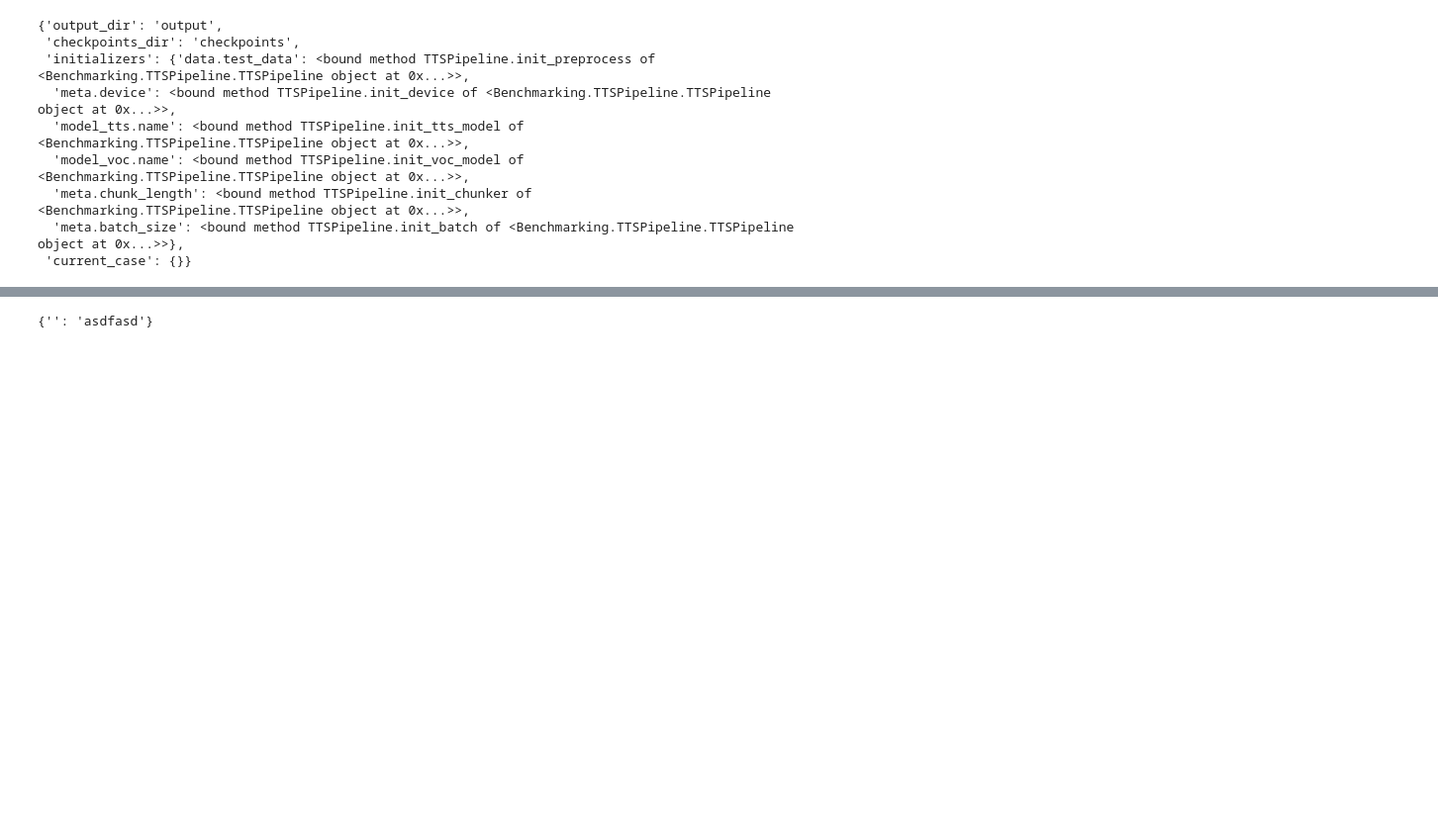
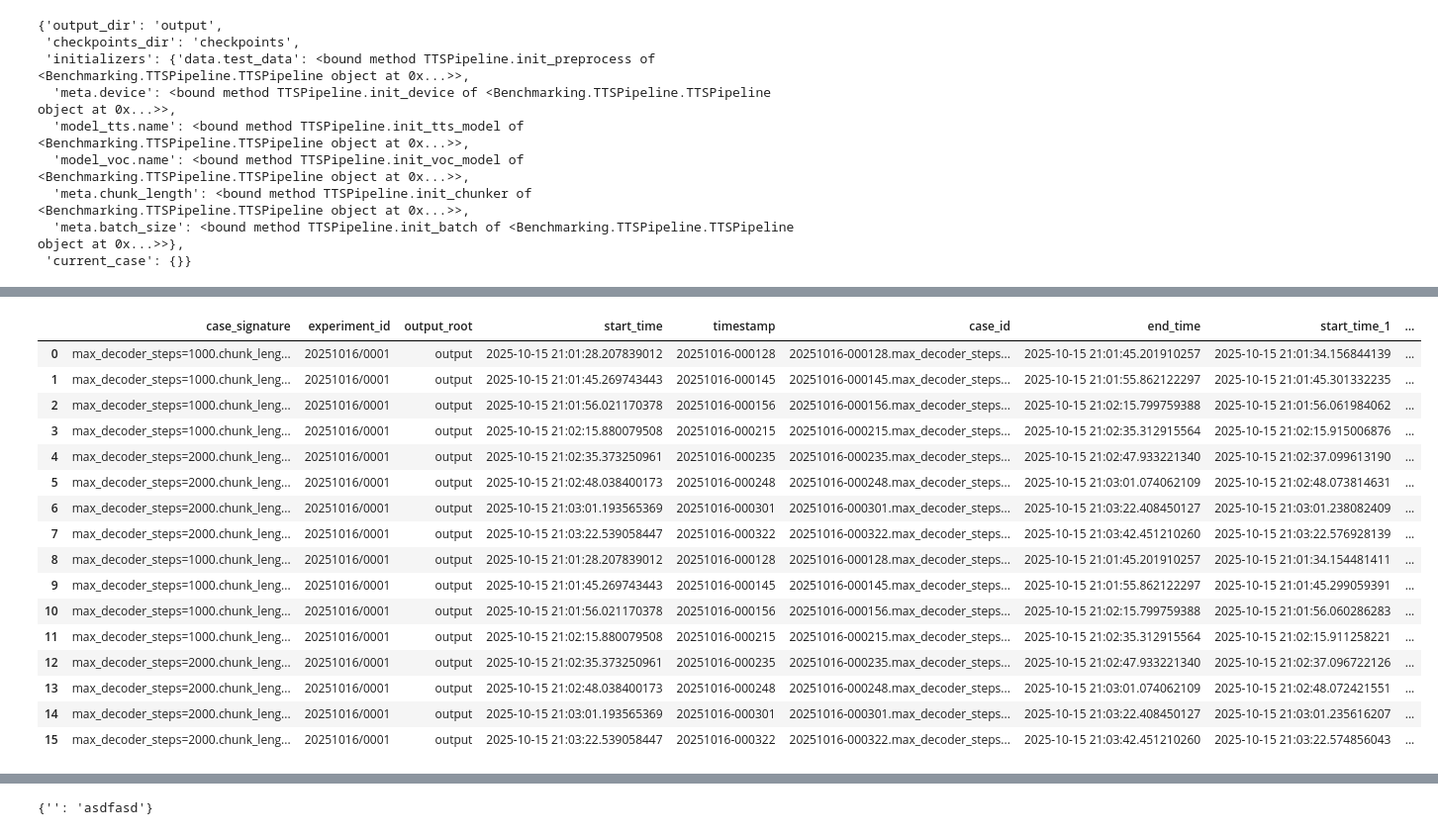
Before and after one commit to vodkolav/ArticleReader, a Jupyter notebook: Benchmarking.ipynb, the cells around one changed output, grey strips where cells are left out. Shown at 99% size. Cells and saved outputs as stored; diff of their text form; code cells hidden in the pictures; blank space fills up the shorter version.

```diff
--- a/Benchmarking.ipynb
+++ b/Benchmarking.ipynb
@@ -608,0 +766,62 @@ templ
+# %%
+pth = 'benchmark/20251016/0001/2025*.json'
+
+
+def extract(pth , trck = "log", parse_dates = True ): # "episodes" #"resources" )
+    q = f"""
+-- 1. Load all JSON files in the directory as one main table
+-- The 'auto' function intelligently reads the files and infers the schema.
+
+WITH s1 as (
+SELECT
+    t1.summary as summary,
+    {trck}.unnest as {trck}
+
+FROM
+    read_json('{pth}') AS t1
+
+CROSS JOIN
+    UNNEST(t1.tracks.{trck}.data) AS {trck}
+)
+SELECT
+    summary.*,
+    {trck}.*
+
+FROM
+    s1
+
+--WHERE
+--    dept.dept_name = 'Engineering';
+
+    """
+#print(q)
+
+    df = duckdb.sql(q).df()
+    if parse_dates:
+        timecols = [ c for c in df.columns if "time" in c and "stamp" not in c]
+        for col in timecols:
+            df[col] = pd.to_datetime(df[col], unit='s')
+
+    return df
+
+df_episodes = extract(pth, trck="episodes", parse_dates=True)
+# %%
+df_episodes
+# %% [output]
+|  | case_signature | experiment_id | output_root | start_time | timestamp | case_id | end_time | start_time_1 | ... |
+| 0 | max_decoder_steps=1000.chunk_leng... | 20251016/0001 | output | 2025-10-15 21:01:28.207839012 | 20251016-000128 | 20251016-000128.max_decoder_steps... | 2025-10-15 21:01:45.201910257 | 2025-10-15 21:01:34.156844139 | ... |
+| 1 | max_decoder_steps=1000.chunk_leng... | 20251016/0001 | output | 2025-10-15 21:01:45.269743443 | 20251016-000145 | 20251016-000145.max_decoder_steps... | 2025-10-15 21:01:55.862122297 | 2025-10-15 21:01:45.301332235 | ... |
+| 2 | max_decoder_steps=1000.chunk_leng... | 20251016/0001 | output | 2025-10-15 21:01:56.021170378 | 20251016-000156 | 20251016-000156.max_decoder_steps... | 2025-10-15 21:02:15.799759388 | 2025-10-15 21:01:56.061984062 | ... |
+| 3 | max_decoder_steps=1000.chunk_leng... | 20251016/0001 | output | 2025-10-15 21:02:15.880079508 | 20251016-000215 | 20251016-000215.max_decoder_steps... | 2025-10-15 21:02:35.312915564 | 2025-10-15 21:02:15.915006876 | ... |
+| 4 | max_decoder_steps=2000.chunk_leng... | 20251016/0001 | output | 2025-10-15 21:02:35.373250961 | 20251016-000235 | 20251016-000235.max_decoder_steps... | 2025-10-15 21:02:47.933221340 | 2025-10-15 21:02:37.099613190 | ... |
+| 5 | max_decoder_steps=2000.chunk_leng... | 20251016/0001 | output | 2025-10-15 21:02:48.038400173 | 20251016-000248 | 20251016-000248.max_decoder_steps... | 2025-10-15 21:03:01.074062109 | 2025-10-15 21:02:48.073814631 | ... |
+| 6 | max_decoder_steps=2000.chunk_leng... | 20251016/0001 | output | 2025-10-15 21:03:01.193565369 | 20251016-000301 | 20251016-000301.max_decoder_steps... | 2025-10-15 21:03:22.408450127 | 2025-10-15 21:03:01.238082409 | ... |
+| 7 | max_decoder_steps=2000.chunk_leng... | 20251016/0001 | output | 2025-10-15 21:03:22.539058447 | 20251016-000322 | 20251016-000322.max_decoder_steps... | 2025-10-15 21:03:42.451210260 | 2025-10-15 21:03:22.576928139 | ... |
+| 8 | max_decoder_steps=1000.chunk_leng... | 20251016/0001 | output | 2025-10-15 21:01:28.207839012 | 20251016-000128 | 20251016-000128.max_decoder_steps... | 2025-10-15 21:01:45.201910257 | 2025-10-15 21:01:34.154481411 | ... |
+| 9 | max_decoder_steps=1000.chunk_leng... | 20251016/0001 | output | 2025-10-15 21:01:45.269743443 | 20251016-000145 | 20251016-000145.max_decoder_steps... | 2025-10-15 21:01:55.862122297 | 2025-10-15 21:01:45.299059391 | ... |
+| 10 | max_decoder_steps=1000.chunk_leng... | 20251016/0001 | output | 2025-10-15 21:01:56.021170378 | 20251016-000156 | 20251016-000156.max_decoder_steps... | 2025-10-15 21:02:15.799759388 | 2025-10-15 21:01:56.060286283 | ... |
+| 11 | max_decoder_steps=1000.chunk_leng... | 20251016/0001 | output | 2025-10-15 21:02:15.880079508 | 20251016-000215 | 20251016-000215.max_decoder_steps... | 2025-10-15 21:02:35.312915564 | 2025-10-15 21:02:15.911258221 | ... |
+| 12 | max_decoder_steps=2000.chunk_leng... | 20251016/0001 | output | 2025-10-15 21:02:35.373250961 | 20251016-000235 | 20251016-000235.max_decoder_steps... | 2025-10-15 21:02:47.933221340 | 2025-10-15 21:02:37.096722126 | ... |
+| 13 | max_decoder_steps=2000.chunk_leng... | 20251016/0001 | output | 2025-10-15 21:02:48.038400173 | 20251016-000248 | 20251016-000248.max_decoder_steps... | 2025-10-15 21:03:01.074062109 | 2025-10-15 21:02:48.072421551 | ... |
+| 14 | max_decoder_steps=2000.chunk_leng... | 20251016/0001 | output | 2025-10-15 21:03:01.193565369 | 20251016-000301 | 20251016-000301.max_decoder_steps... | 2025-10-15 21:03:22.408450127 | 2025-10-15 21:03:01.235616207 | ... |
+| 15 | max_decoder_steps=2000.chunk_leng... | 20251016/0001 | output | 2025-10-15 21:03:22.539058447 | 20251016-000322 | 20251016-000322.max_decoder_steps... | 2025-10-15 21:03:42.451210260 | 2025-10-15 21:03:22.574856043 | ... |
```
Also changed, not shown: parts of 34 cells of this notebook, 10 other files.
